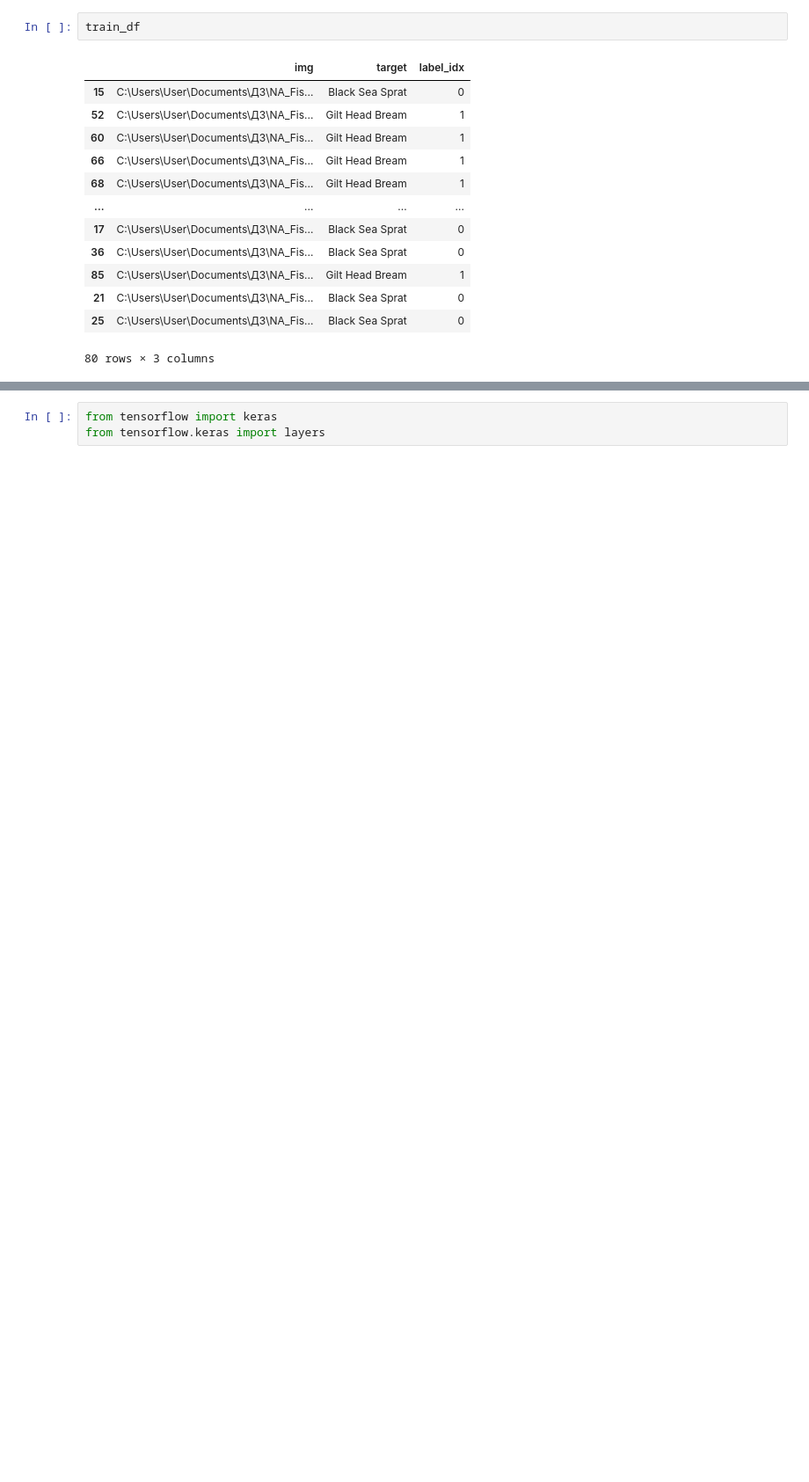
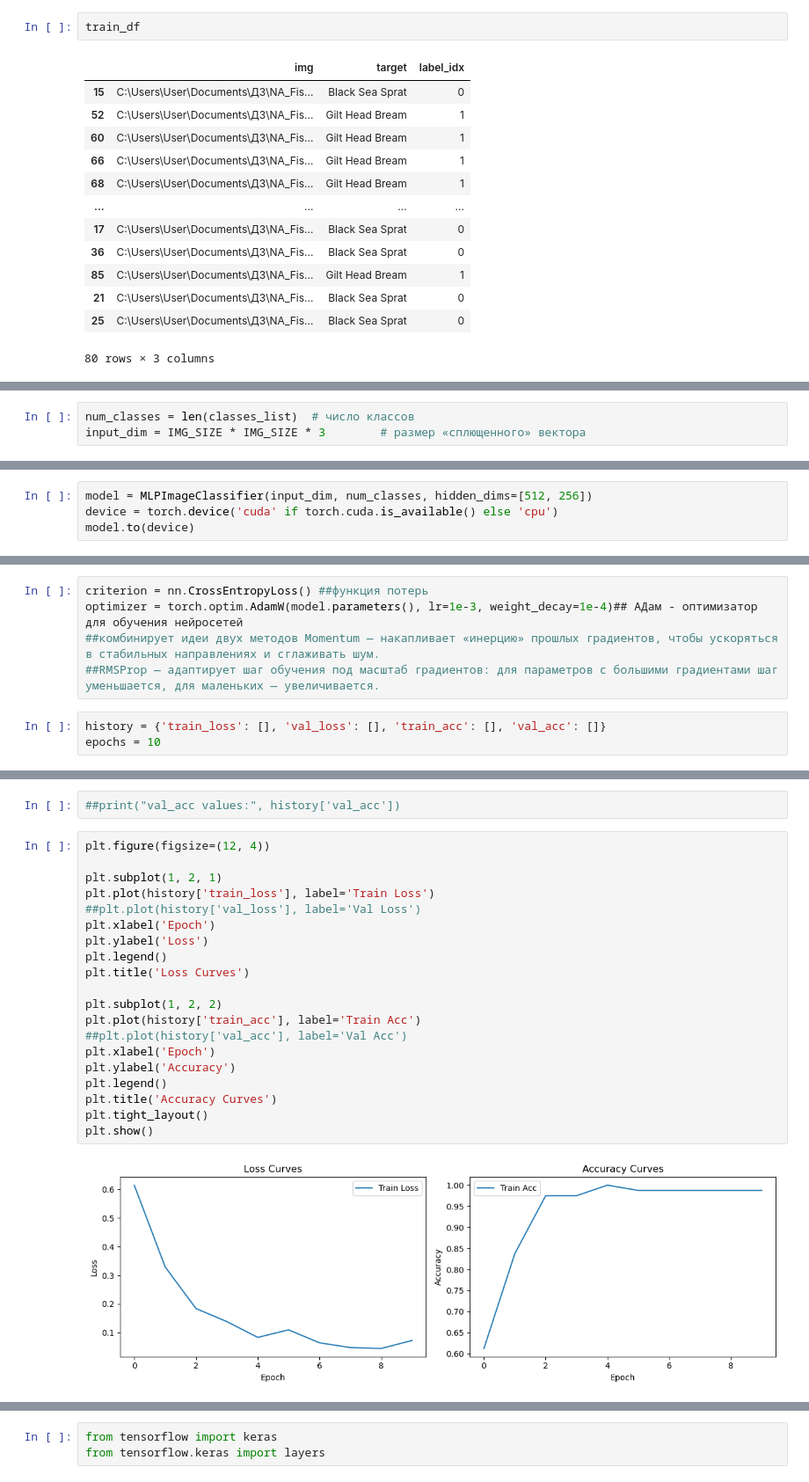
Before and after one commit to Megamozkul/test-repository, a Jupyter notebook: dz14.ipynb, the cells around one changed output, grey strips where cells are left out. Shown at 88% size. Saved outputs shown, nothing was run; the diff lists cells and outputs as text; blank space fills up the shorter version.

```diff
--- a/dz14.ipynb
+++ b/dz14.ipynb
@@ -172,0 +205,3 @@ test_ds = test_ds.map(load_image_and_label, num_parallel_calls=tf.data.AUTOTUNE)
+# %%
+num_classes = len(classes_list)  # число классов
+input_dim = IMG_SIZE * IMG_SIZE * 3        # размер «сплющенного» вектора
@@ -172,0 +229,4 @@ test_ds = test_ds.map(load_image_and_label, num_parallel_calls=tf.data.AUTOTUNE)
+# %%
+model = MLPImageClassifier(input_dim, num_classes, hidden_dims=[512, 256])
+device = torch.device('cuda' if torch.cuda.is_available() else 'cpu')
+model.to(device)
@@ -172,0 +247,8 @@ test_ds = test_ds.map(load_image_and_label, num_parallel_calls=tf.data.AUTOTUNE)
+# %%
+criterion = nn.CrossEntropyLoss() ##функция потерь
+optimizer = torch.optim.AdamW(model.parameters(), lr=1e-3, weight_decay=1e-4)## АДам - оптимизатор для обучения нейросетей
+##комбинирует идеи двух методов Momentum — накапливает «инерцию» прошлых градиентов, чтобы ускоряться в стабильных направлениях и сглаживать шум.
+##RMSProp — адаптирует шаг обучения под масштаб градиентов: для параметров с большими градиентами шаг уменьшается, для маленьких — увеличивается.
+# %%
+history = {'train_loss': [], 'val_loss': [], 'train_acc': [], 'val_acc': []}
+epochs = 10
@@ -172,0 +298,24 @@ test_ds = test_ds.map(load_image_and_label, num_parallel_calls=tf.data.AUTOTUNE)
+# %%
+##print("val_acc values:", history['val_acc'])
+# %%
+plt.figure(figsize=(12, 4))
+
+plt.subplot(1, 2, 1)
+plt.plot(history['train_loss'], label='Train Loss')
+##plt.plot(history['val_loss'], label='Val Loss')
+plt.xlabel('Epoch')
+plt.ylabel('Loss')
+plt.legend()
+plt.title('Loss Curves')
+
+plt.subplot(1, 2, 2)
+plt.plot(history['train_acc'], label='Train Acc')
+##plt.plot(history['val_acc'], label='Val Acc')
+plt.xlabel('Epoch')
+plt.ylabel('Accuracy')
+plt.legend()
+plt.title('Accuracy Curves')
+plt.tight_layout()
+plt.show()
+# %% [output]
+[figure, added]
```
Also changed, not shown: parts of 37 cells of this notebook.
